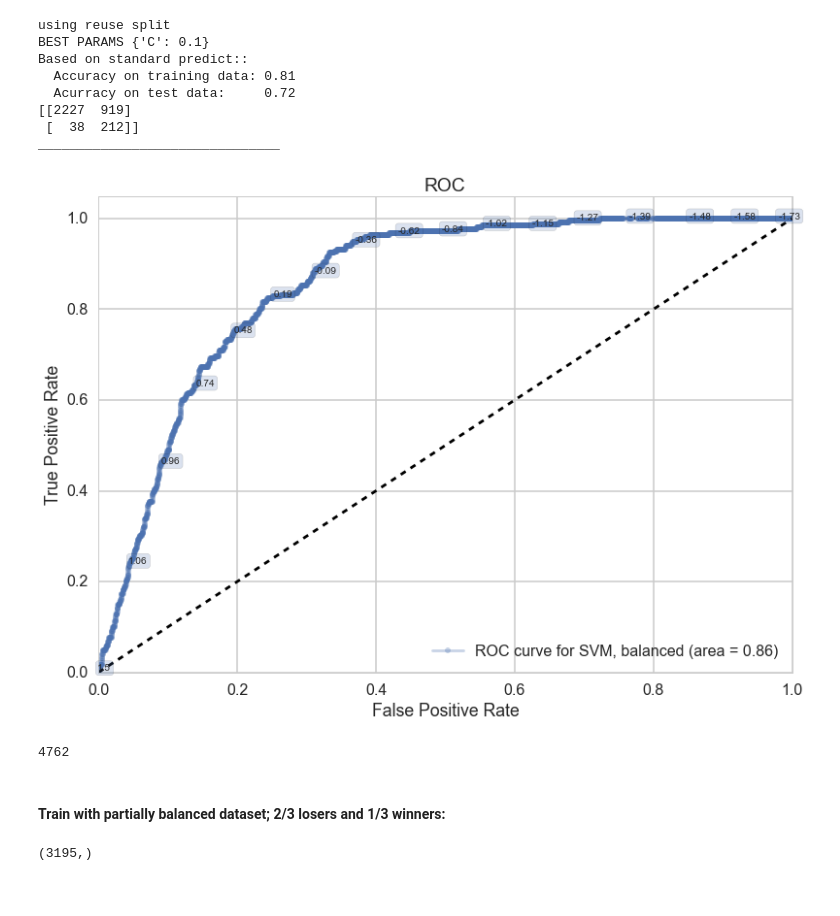
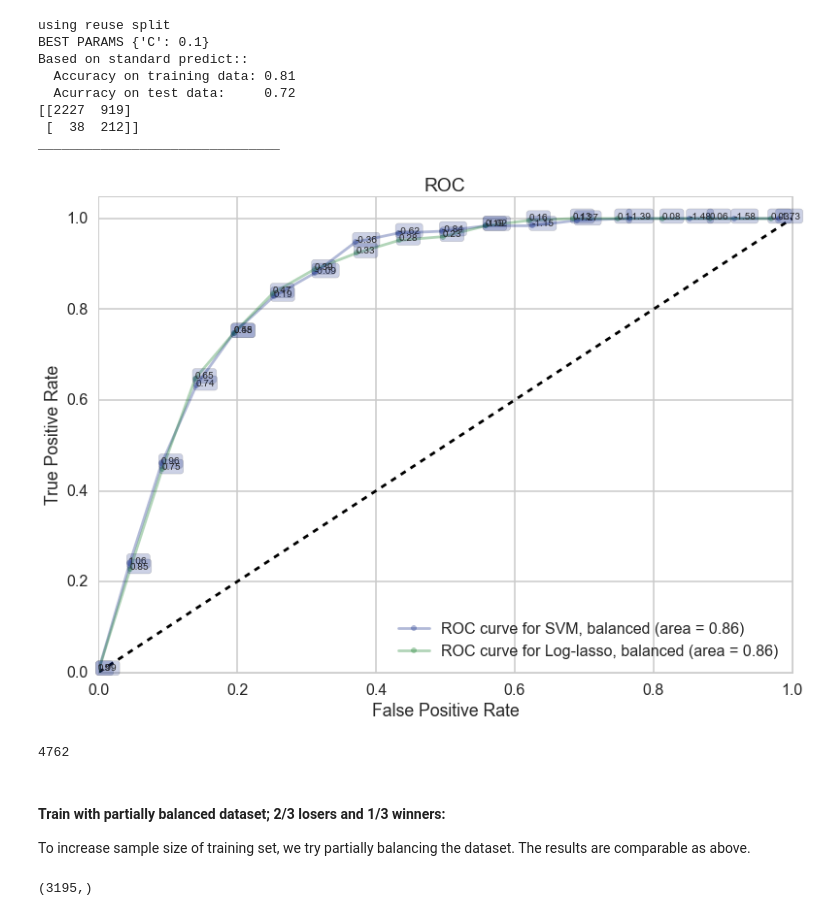
Before and after one commit to martinkess/India, a Jupyter notebook: SVC + Log-Lasso Classifier.ipynb, the cells around one changed output. Drawn from its saved outputs; the diff is of its cells as text; code cells hidden in the pictures.

Commit message:
SVC + Lasso with balanced data or class weight

```diff
--- a/SVC + Log-Lasso Classifier.ipynb
+++ b/SVC + Log-Lasso Classifier.ipynb
@@ -269,7 +274,7 @@ This yields a better result, with both high accuracy score but a non-isolated hy
 %%time
 #THIS ONE IS USING ROC_AUC_SCORER WITHIN GRIDSEARCH:
 clfsvm, Xtrain, ytrain, Xtest, ytest = do_classify(SVC(),
-                                                   {"C": [20,15,10, 1, 0.1, 0.01,0.001,0.0001]},
+                                                   {"C": [10, 1, 0.1, 0.01,0.001,0.0001]},
                                                    nonempty,featurenames=logcols, targetname='winner',target1val=1, mask=mask)
 # %% [output]
 using mask
@@ -413,5 +437,3 @@ Based on standard predict::
 [[2423  723]
  [  48  202]]
 _______________________________
-# %%
-ax=make_roc("Log-lasso, balanced", clflog_b, ytest_b, Xtest_b, proba=True, labe=200)
@@ -429,9 +449,11 @@ Based on standard predict::
  [  38  212]]
 _______________________________
 # %%
-ax=make_roc("SVM, balanced", clfsvm_b, ytestb, Xtestb, proba=False, labe=200)
+with sns.color_palette("dark"):
+    ax=make_roc("SVM, balanced", clfsvm_b, ytestb, Xtestb, proba=False, labe=200,skip=200)
+    make_roc("Log-lasso, balanced", clflog_b, ytest_b, Xtest_b, ax=ax, proba=True, labe=200,skip=200)
 # %% [output]
-[figure, old version]
+[figure, new version]
 # %%
 #clear unused data from working memory
 import gc
@@ -440,6 +462,8 @@ gc.collect()
 4762
 # %% [markdown]
 #### Train with partially balanced dataset; 2/3 losers and 1/3 winners:
+
+To increase sample size of training set, we try partially balancing the dataset. The results are comparable as above.
 # %%
 ilos_pb = np.random.choice(jtrain[ytrain==0], n_win*2, replace=False)
 # %%
```
Also changed, not shown: parts of 37 cells of this notebook.
